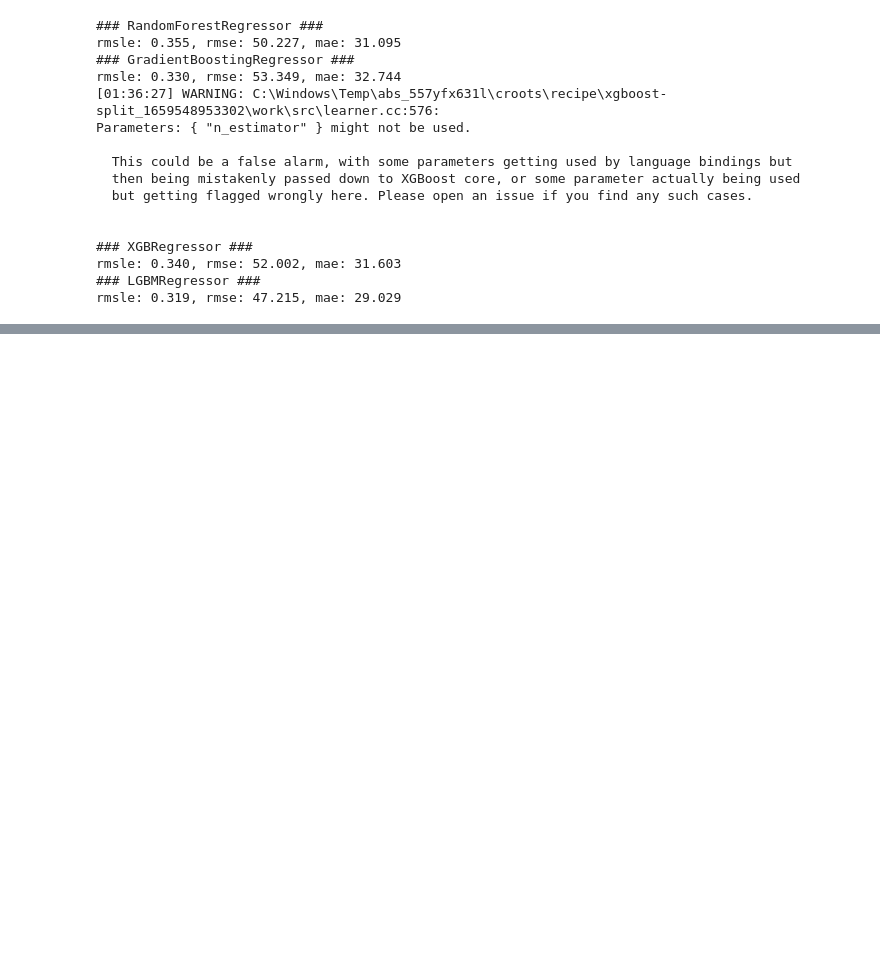
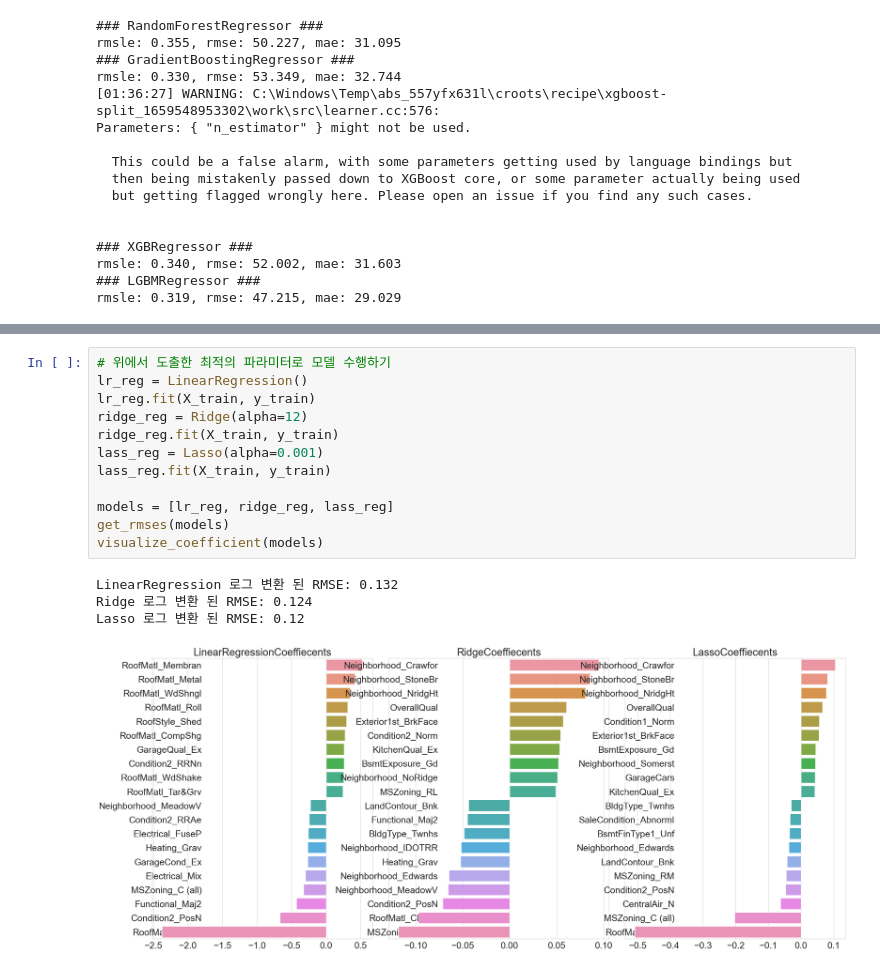
Before and after one commit to zi0-hand/machine-learning-study, a Jupyter notebook: book study/part5.ipynb, the cells around one changed output, grey strips where cells are left out. Drawn from its saved outputs; the diff is of its cells as text; blank space fills up the shorter version.

```diff
--- a/book study/part5.ipynb
+++ b/book study/part5.ipynb
@@ -335,0 +547,17 @@ rmsle: 0.319, rmse: 47.215, mae: 29.029
+# %%
+# 위에서 도출한 최적의 파라미터로 모델 수행하기
+lr_reg = LinearRegression()
+lr_reg.fit(X_train, y_train)
+ridge_reg = Ridge(alpha=12)
+ridge_reg.fit(X_train, y_train)
+lass_reg = Lasso(alpha=0.001)
+lass_reg.fit(X_train, y_train)
+
+models = [lr_reg, ridge_reg, lass_reg]
+get_rmses(models)
+visualize_coefficient(models)
+# %% [output]
+LinearRegression 로그 변환 된 RMSE: 0.132
+Ridge 로그 변환 된 RMSE: 0.124
+Lasso 로그 변환 된 RMSE: 0.12
+[figure, added]
```
Also changed, not shown: parts of 29 cells of this notebook.
